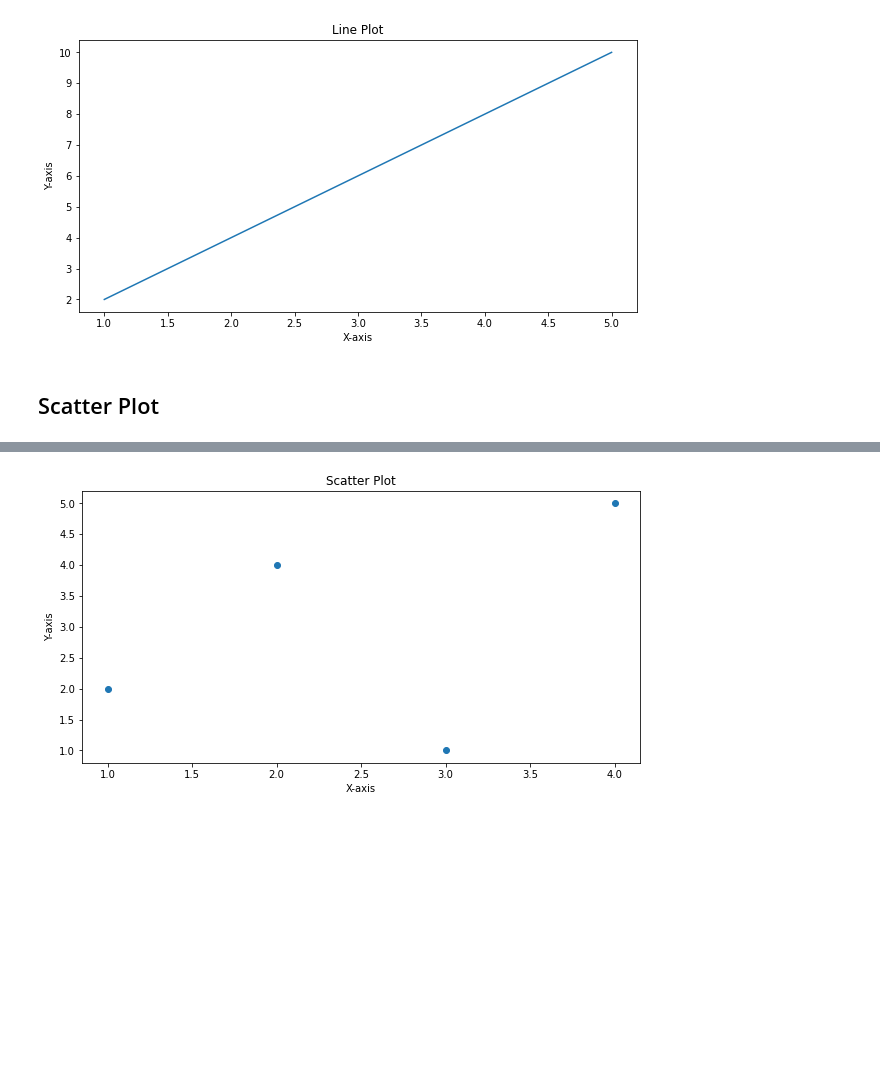
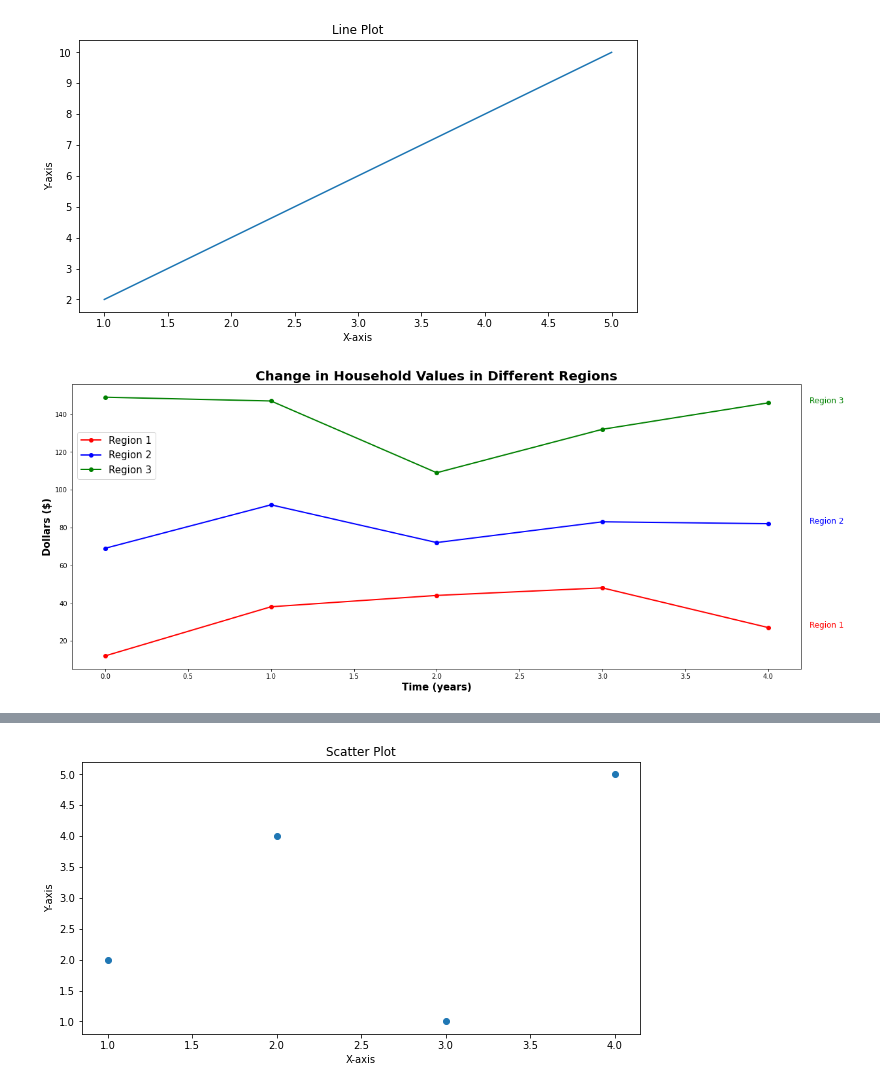
Before and after one commit to pavsingh7/Matplotlib, a Jupyter notebook: matplot_cs.ipynb, the cells around one changed output, grey strips where cells are left out. Saved outputs shown, nothing was run; the diff lists cells and outputs as text; code cells hidden in the pictures; blank space fills up the shorter version.

```diff
--- a/matplot_cs.ipynb
+++ b/matplot_cs.ipynb
@@ -33,5 +56,43 @@ plt.ylabel("Y-axis")
 plt.show()
 # %% [output]
 [figure]
-# %% [markdown]
-## Scatter Plot
+# %%
+# Generate random data for each region
+np.random.seed(123)
+region_1 = np.random.randint(low = 10, high = 50, size = 5)
+region_2 = np.random.randint(50, 100, 5)
+region_3 = np.random.randint(100, 150, 5)
+
+
+# Create the x-axis values (time in years)
+time = np.arange(5)
+
+# Create the figure and axis objects, as well as figure size
+fig = plt.figure(figsize=(20, 8))
+ax = fig.add_subplot(111)
+
+# Plot the data for each region
+ax.plot(time, region_1, '-o', label='Region 1', color='red', linewidth=2)
+ax.plot(time, region_2, '-o', label='Region 2', color='blue', linewidth=2)
+ax.plot(time, region_3, '-o', label='Region 3', color='green', linewidth=2)
+
+# Show text at the end of each line indicating the region
+plt.text(4.25, region_1[-1], 'Region 1', fontsize=12, color='red')
+plt.text(4.25, region_2[-1], 'Region 2', fontsize=12, color='blue')
+plt.text(4.25, region_3[-1], 'Region 3', fontsize=12, color='green')
+
+# Add labels for the x and y axis
+ax.set_xlabel('Time (years)', fontsize=15, fontweight='bold')
+ax.set_ylabel('Dollars ($)', fontsize=15, fontweight='bold')
+
+# Add the title to the plot
+ax.set_title('Change in Household Values in Different Regions', fontsize=20, fontweight='bold')
+
+# Add a legend to the plot and move it
+ax.legend(loc='upper left', bbox_to_anchor=(0, 0.85), fontsize=15)
+
+
+# Show the plot
+plt.show()
+# %% [output]
+[figure, added]
```
Also changed, not shown: parts of 14 cells of this notebook, 2 other files.
